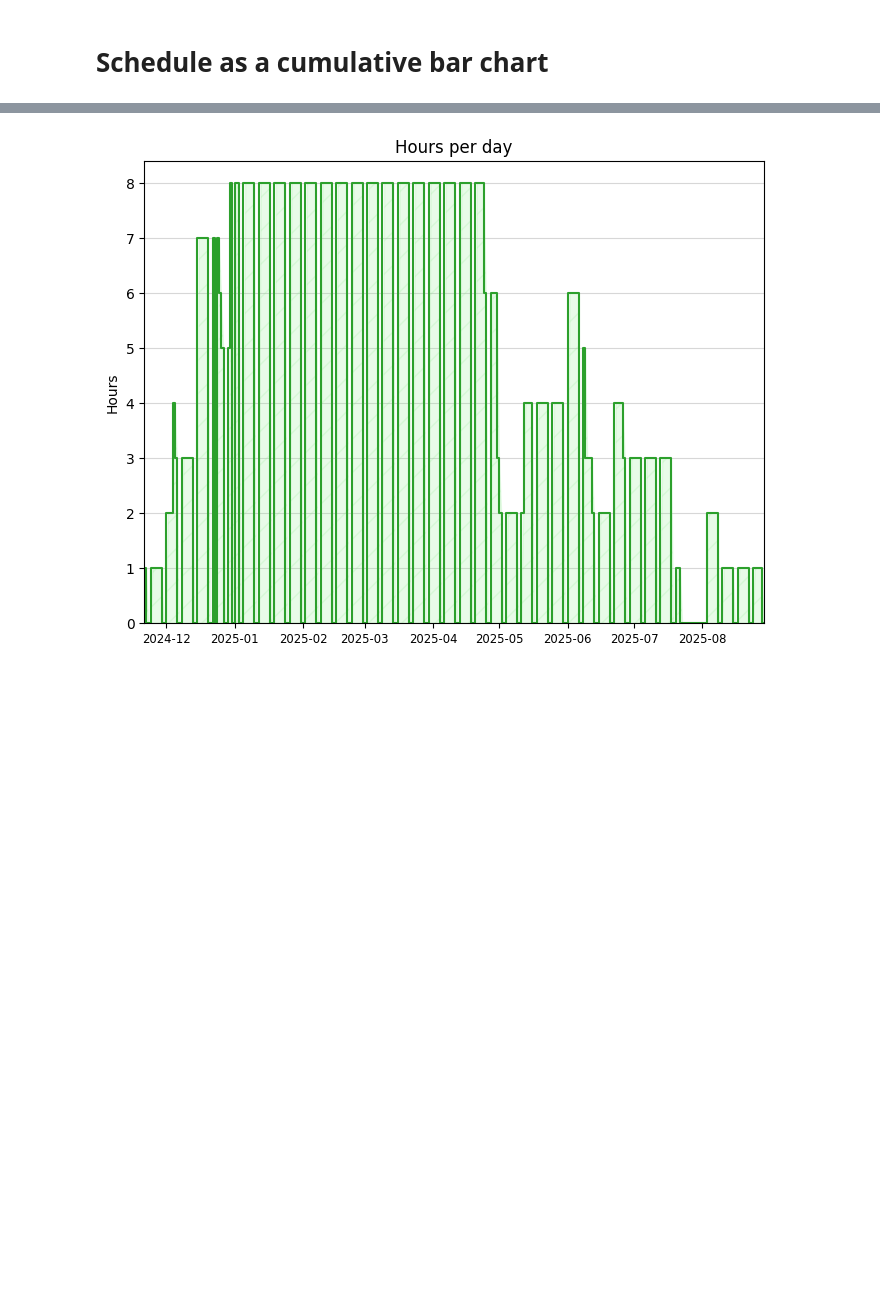
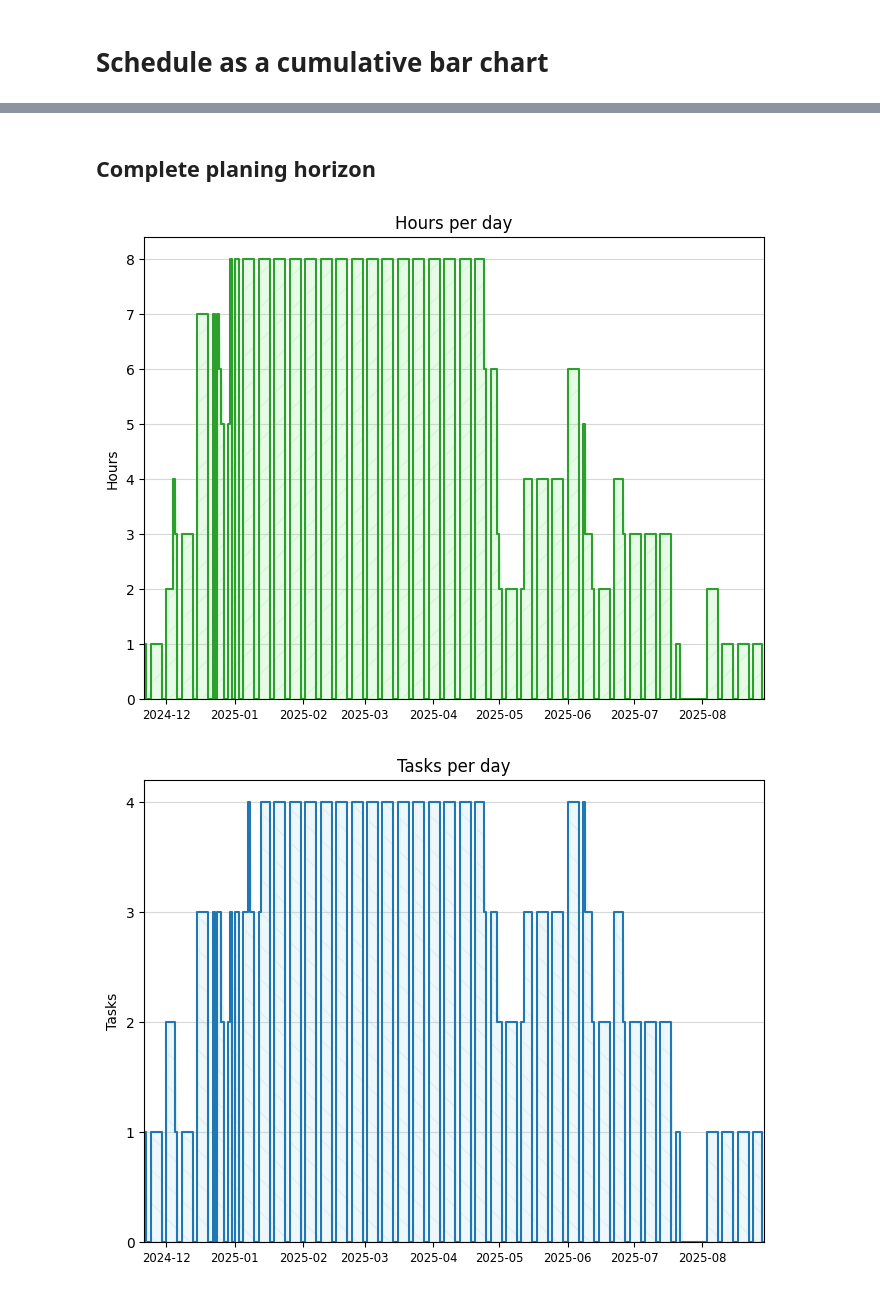
Before and after one commit to romz-pl/Jupyter-Python, a Jupyter notebook: 01-schedule/schedule.ipynb, the cells around one changed output, grey strips where cells are left out. Saved outputs shown, nothing was run; the diff lists cells and outputs as text; code cells hidden in the pictures; blank space fills up the shorter version.

Commit message:
Create function generating tasks per hour chart

```diff
--- a/01-schedule/schedule.ipynb
+++ b/01-schedule/schedule.ipynb
@@ -8,17 +11,18 @@ import datetime
 # %%
-def plot_hours_per_day(df, figure_path):
+def plot_hours_per_day(df_inp, figure_path):
+    # skip the first column with task names
+    df = df_inp.iloc[:, 1:]
     hours_per_day = df.sum()
 
     date_format = "%Y-%m-%d"
-    x_day = (pd.to_datetime(hours_per_day.index[1:], format=date_format)).to_list()
-    y_hours_per_day = (hours_per_day.array[1:]).tolist()
+    x_day = (pd.to_datetime(hours_per_day.index, format=date_format)).to_list()
+    y_hours_per_day = (hours_per_day.array).tolist()
 
     fig, ax = plt.subplots()
     ax.set_ylabel('Hours')
     ax.set_title('Hours per day')
     ax.yaxis.set_major_locator(tck.MultipleLocator(1))
     #ax.xaxis.set_major_locator(tck.MaxNLocator(5, integer=True, steps=[1, 2, 4, 5, 10]))
-    # ax.xaxis.set_major_locator(tck.MaxNLocator(5))
     ax.step(x_day, y_hours_per_day, color='tab:green')
     ax.fill_between(x_day, 0, y_hours_per_day, hatch='/', alpha=0.2, color='#90EE90')
     ax.yaxis.grid(alpha=0.5)
@@ -29,9 +33,37 @@ def plot_hours_per_day(df, figure_path):
     fig.set_size_inches(8, 6)
     plt.savefig(figure_path, bbox_inches="tight", dpi = 100)
     # plt.close()
+# %%
+def plot_tasks_per_day(df_inp, figure_path):
+    # skip the first column with task names
+    df = df_inp.iloc[:, 1:]
+    tasks_per_day = (df > 0).sum()
+
+    date_format = "%Y-%m-%d"
+    x_day = (pd.to_datetime(tasks_per_day.index, format=date_format)).to_list()
+    y_tasks_per_day = (tasks_per_day.array).tolist()
+
+    fig, ax = plt.subplots()
+    ax.set_ylabel('Tasks')
+    ax.set_title('Tasks per day')
+    ax.yaxis.set_major_locator(tck.MultipleLocator(1))
+    # ax.xaxis.set_major_locator(tck.MaxNLocator(5, integer=True, steps=[1, 2, 4, 5, 10]))
+    ax.step(x_day, y_tasks_per_day, color='tab:blue')
+    ax.fill_between(x_day, 0, y_tasks_per_day, hatch='\\', alpha=0.2, color='#ADD8E6')
+    ax.yaxis.grid(alpha=0.5)
+    ax.set_axisbelow(True)
+    ax.set_ylim(bottom=0)
+    ax.set_xlim([x_day[0], x_day[-1]])
+    ax.tick_params(axis='x', labelsize='small')
+    fig.set_size_inches(8, 6)
+    plt.savefig(figure_path, bbox_inches="tight", dpi = 100)
+    # plt.close()
+# %% [markdown]
+## Complete planing horizon
 # %%
 df = pd.read_csv("./input/schedule_a.csv")
-# df
-plot_hours_per_day(df, "./output/_a.png")
+plot_hours_per_day(df, "./output/hours_a.png")
+plot_tasks_per_day(df, "./output/tasks_a.png")
 # %% [output]
 [figure]
+[figure, added]
```
Also changed, not shown: parts of 5 cells of this notebook, 4 other files.
